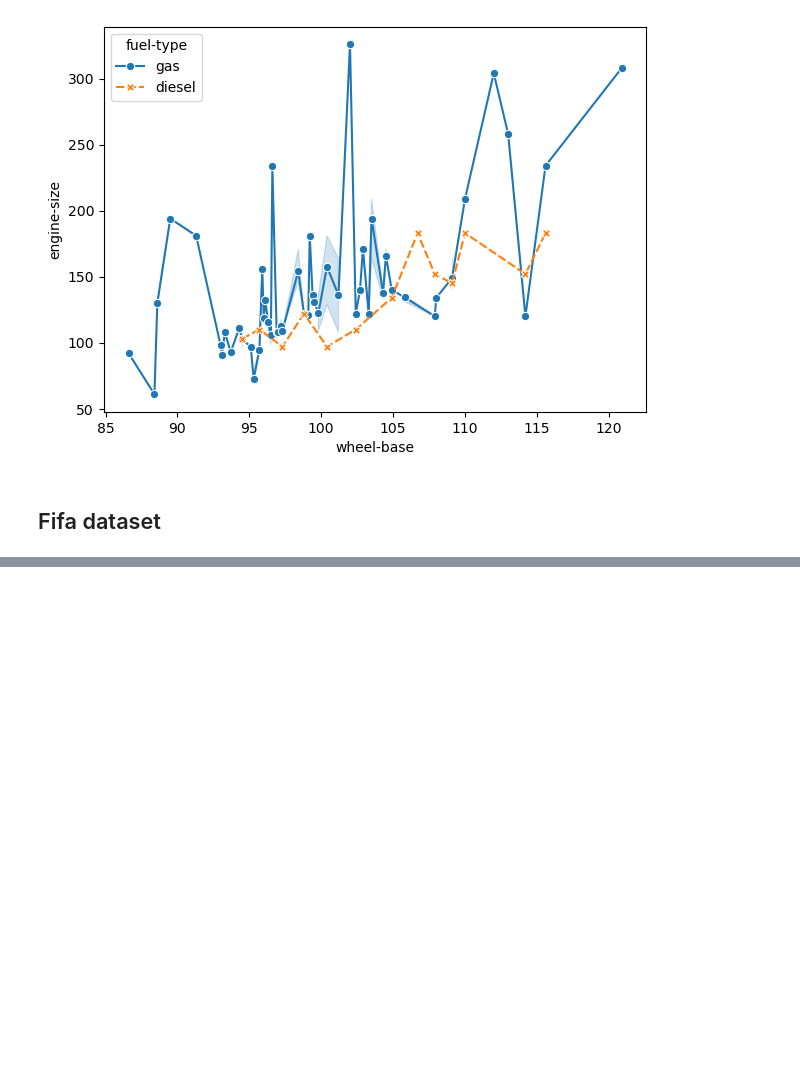
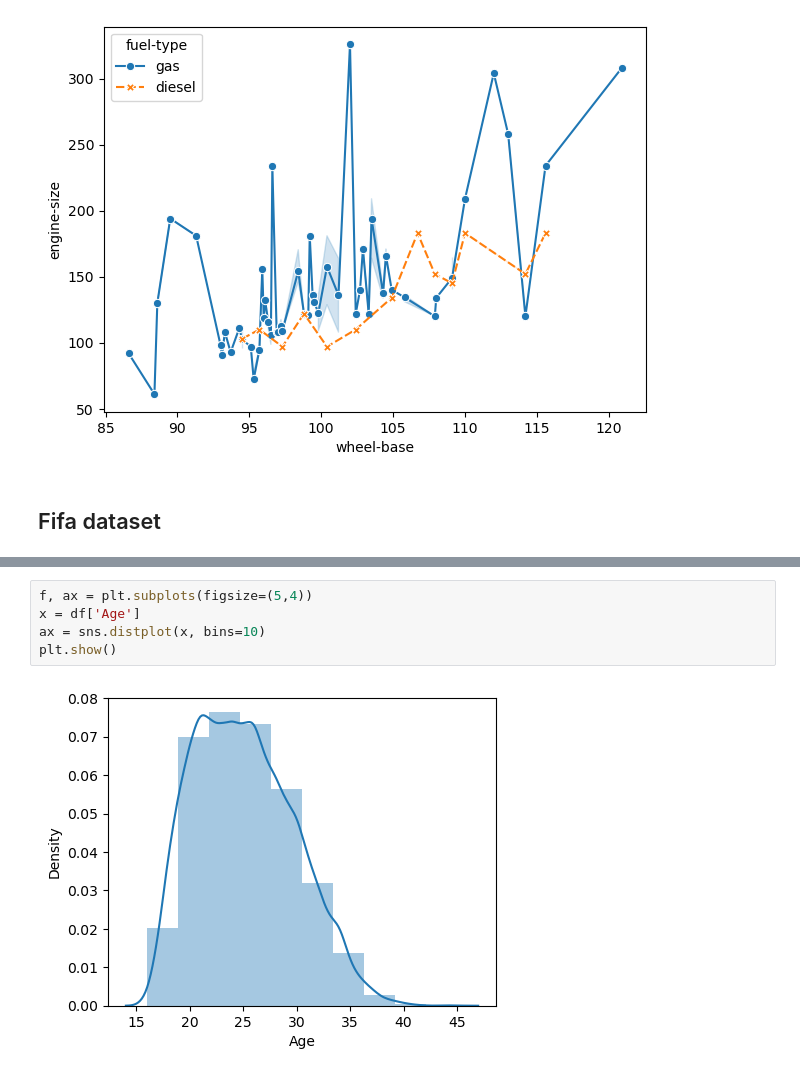
Before and after one commit to cyberscorpion/fync-cohort-7, a Jupyter notebook: 15. Seaborn charts.ipynb, the cells around one changed output, grey strips where cells are left out. Saved outputs shown, nothing was run; the diff lists cells and outputs as text; blank space fills up the shorter version.

```diff
--- a/15. Seaborn charts.ipynb
+++ b/15. Seaborn charts.ipynb
@@ -125,0 +181,7 @@ plt.show()
+# %%
+f, ax = plt.subplots(figsize=(5,4))
+x = df['Age']
+ax = sns.distplot(x, bins=10)
+plt.show()
+# %% [output]
+[figure, added]
```
Also changed, not shown: parts of 19 cells of this notebook.
